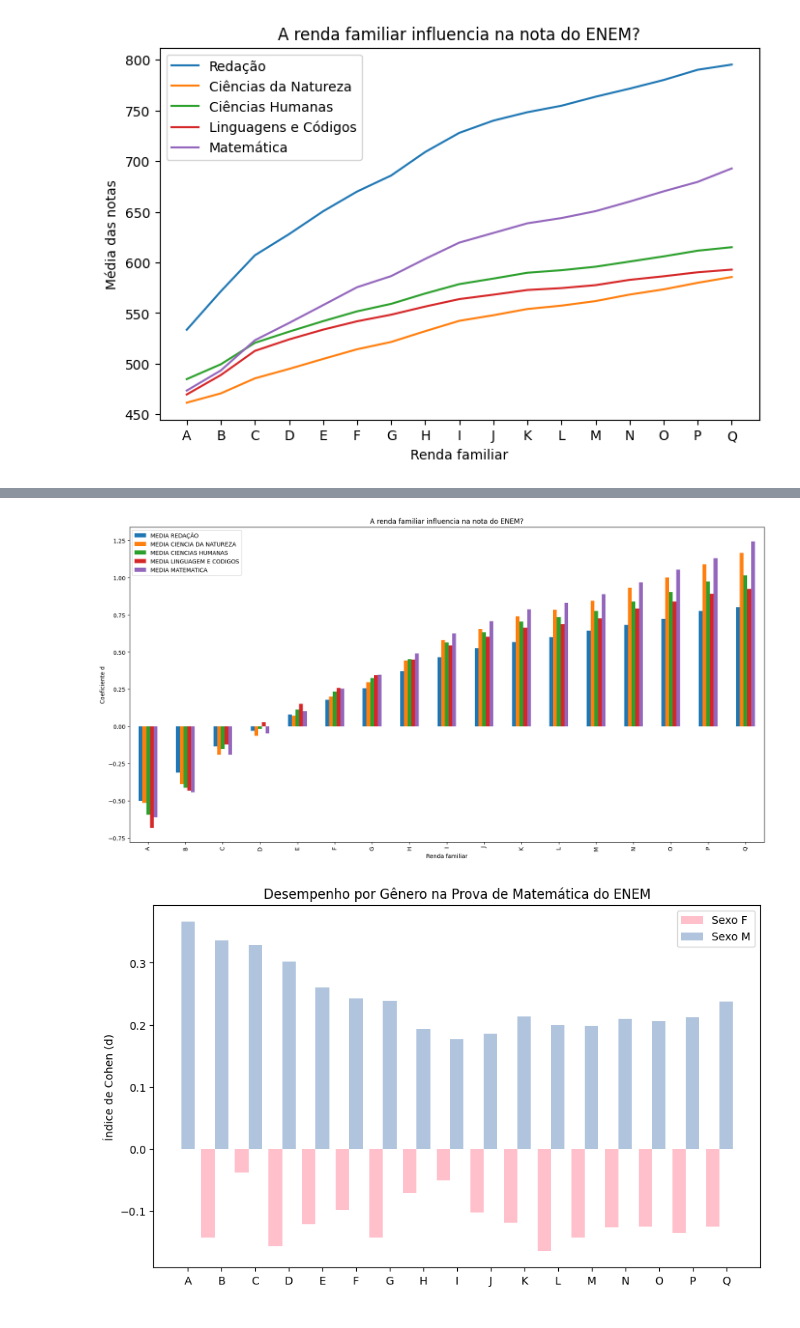
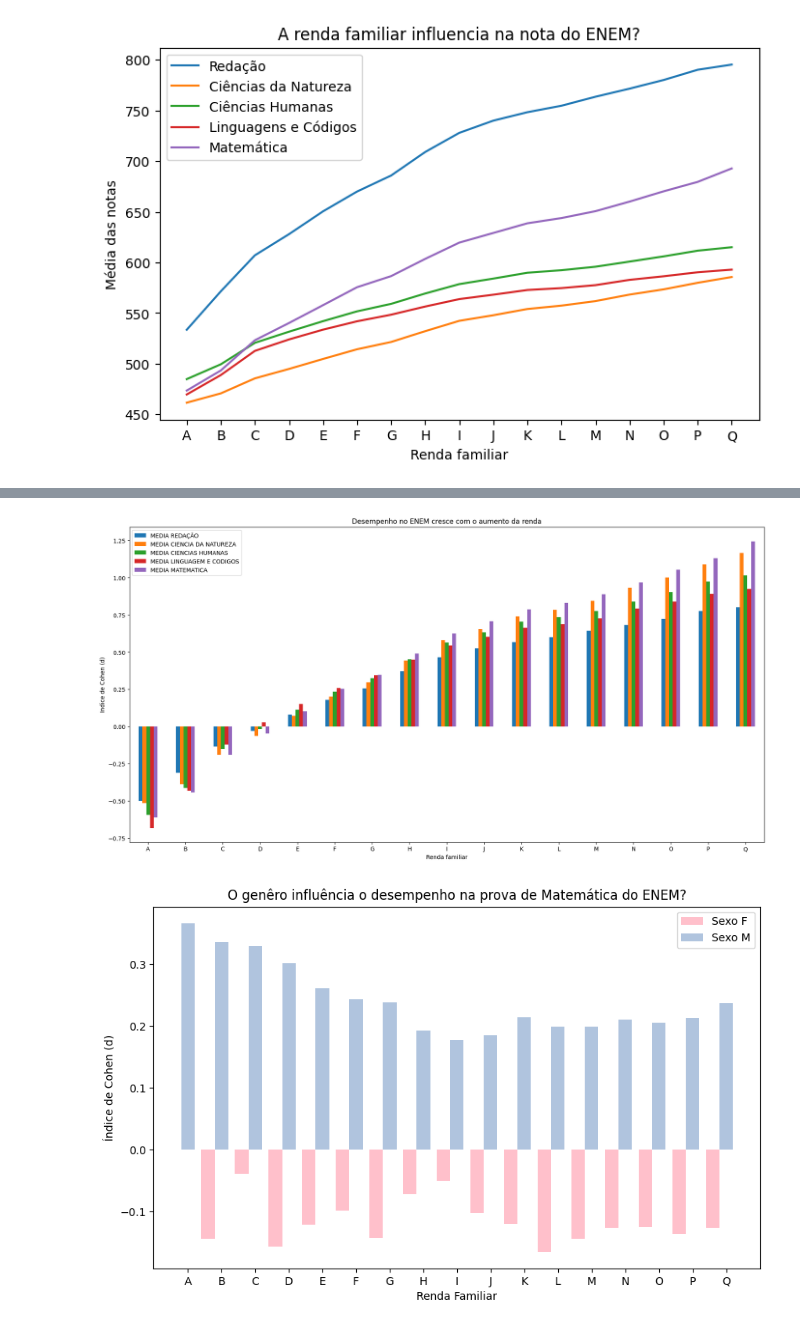
Before and after one commit to giuvallente/APS1-CDADOS, a Jupyter notebook: main.ipynb, the cells around one changed output, grey strips where cells are left out. Cells and saved outputs as stored; diff of their text form; code cells hidden in the pictures.

Commit message:
Ajustando texto do grafico

```diff
--- a/main.ipynb
+++ b/main.ipynb
@@ -219,12 +220,14 @@ import matplotlib.pyplot as plt
 
 plt.style.use('default')
 df_rendas_notas.plot.bar(x="RENDA", y=["MEDIA REDAÇÃO", "MEDIA CIENCIA DA NATUREZA", "MEDIA CIENCIAS HUMANAS", "MEDIA LINGUAGEM E CODIGOS", "MEDIA MATEMATICA"], figsize=(20,10))
-plt.title("A renda familiar influencia na nota do ENEM?")
+plt.title("Desempenho no ENEM cresce com o aumento da renda")
 plt.xlabel("Renda familiar")
-plt.ylabel("Coeficiente d")
+plt.ylabel("Indice de Cohen (d)")
+plt.xticks(rotation=0)
+plt.savefig('grafico/dcohen.png', format='png')
 plt.show()
 # %% [output]
-[figure, old version]
+[figure, new version]
 # %%
 import numpy as np
 df_compsexos = pd.DataFrame()
@@ -240,35 +243,37 @@ df_compsexos["NOTA MATEMATICA"] = df["NU_NOTA_MT"]
 grouped = df_compsexos.groupby(['RENDA', 'SEXO']).agg({'NOTA MATEMATICA': ['mean', 'std']}).reset_index()
 grouped.columns = ['RENDA', 'SEXO', 'mean', 'std']
 grouped['d_cohen'] = (grouped['mean'] - grouped['mean'].shift()) / \
                      ((grouped['std'] + grouped['std'].shift()) / 2)
 
 
 fig, ax = plt.subplots(figsize=(10, 6))
 
 x_positions = range(len(grouped['RENDA'].unique()))
 width = 0.4
 
 colors = ['pink', 'lightsteelblue']  # Lista de cores correspondentes aos sexos
 
 for i, sex in enumerate(grouped['SEXO'].unique()):
     d_cohen_values = grouped[grouped['SEXO'] == sex]['d_cohen']
     ax.bar(
         [pos + i * width for pos in x_positions],
         d_cohen_values,
         width=width,
         label=f'Sexo {sex}',
         color=colors[i]
     )
 
 ax.set_xticks([pos + width for pos in x_positions])
 ax.set_xticklabels(grouped['RENDA'].unique())
+ax.set_xlabel('Renda Familiar')
 ax.set_ylabel('Índice de Cohen (d)')
-ax.set_title('Desempenho por Gênero na Prova de Matemática do ENEM')
+ax.set_title('O genêro influência o desempenho na prova de Matemática do ENEM?')
 ax.legend()
+plt.savefig('grafico/desempenho_matematica.png', format='png')
 
 plt.show()
 # %% [output]
-[figure, old version]
+[figure, new version]
 # %%
 import numpy as np
 df_compsexos = pd.DataFrame()
```
Also changed, not shown: parts of 2 cells of this notebook, 5 other files.
